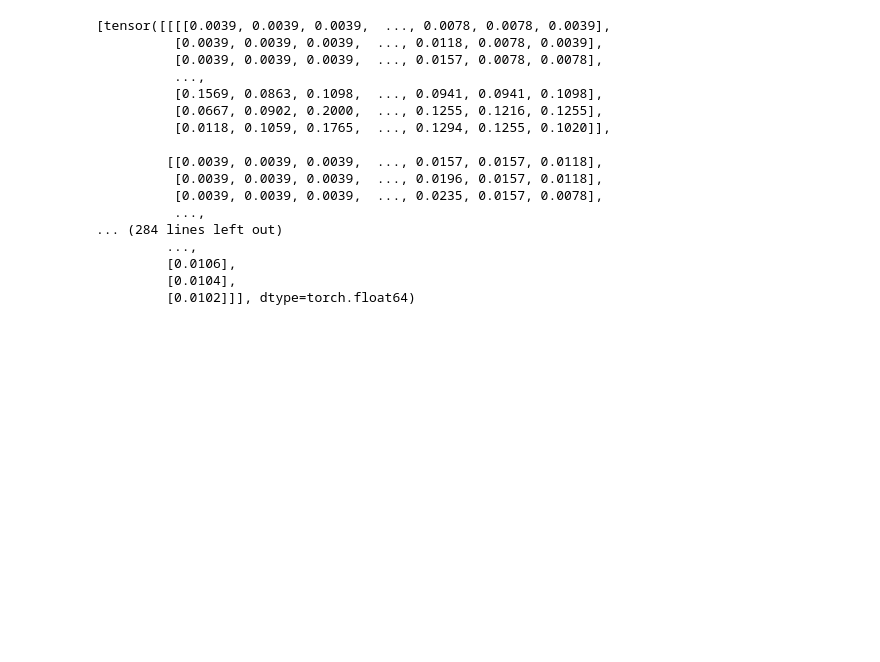
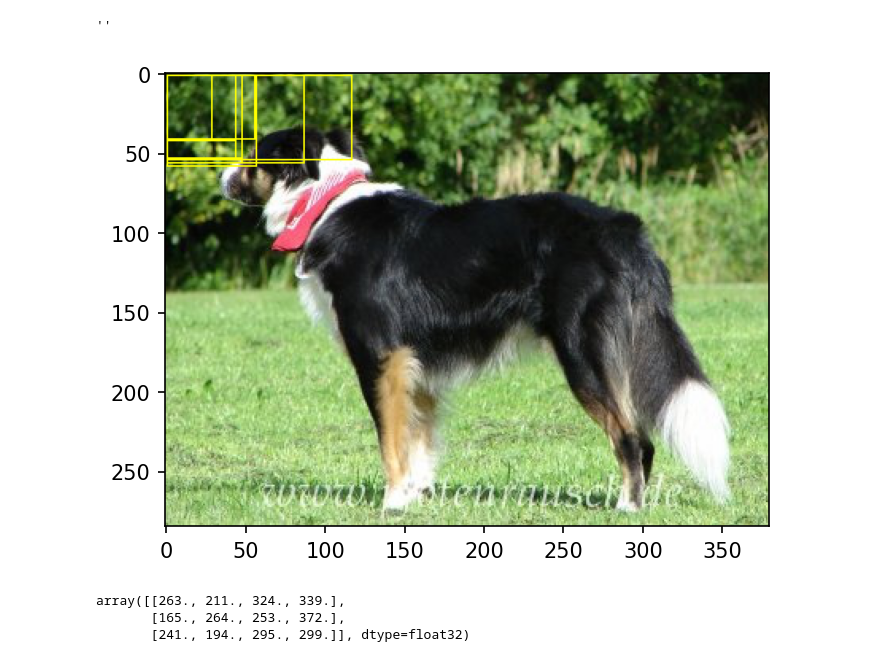
Before and after one commit to Muxv/WSDDN-pytorch, a Jupyter notebook: src/VOCdatasets.ipynb, the cells around one changed output. Cells and saved outputs as stored; diff of their text form; code cells hidden in the pictures; blank space fills up the shorter version.

```diff
--- a/src/VOCdatasets.ipynb
+++ b/src/VOCdatasets.ipynb
@@ -264,3 +263,7 @@ class VOCDectectionDataset(data.Dataset):
 
     def __len__(self):
         return len(self.datas)
+# %%
+vd = VOCDectectionDataset("~/data/", 2007, 'trainval', debug=True)
+# %%
+boxes = vd[0][2]
@@ -266,0 +278,2 @@ class VOCDectectionDataset(data.Dataset):
+# %%
+idx = remove_repetition(boxes)
@@ -267 +361,19 @@ class VOCDectectionDataset(data.Dataset):
+# %%
+"""
+train debug
+"""
+;
+# pic, gt_box, gt_target, region, _ = vd[idx]
+# draw_box(pic, region[:10])
+# %% [output]
+''
+# %%
+"""
+test debug
+"""
+
+pics, gts, regions, ori_region, _ = vd[idx]
+draw_box(pics[0], regions[0][:10])
+# %% [output]
+[figure, added]
 # %%
@@ -271,25 +381,6 @@ dl = data.DataLoader(vd, batch_size=1)
-# %%
-for img, gt, region, s in dl:
-    print(img)
-    print(gt)
-    print(region)
-    print(s)
-    break
-# %% [output]
-[tensor([[[[0.0039, 0.0039, 0.0039,  ..., 0.0078, 0.0078, 0.0039],
-          [0.0039, 0.0039, 0.0039,  ..., 0.0118, 0.0078, 0.0039],
-          [0.0039, 0.0039, 0.0039,  ..., 0.0157, 0.0078, 0.0078],
-          ...,
-          [0.1569, 0.0863, 0.1098,  ..., 0.0941, 0.0941, 0.1098],
-          [0.0667, 0.0902, 0.2000,  ..., 0.1255, 0.1216, 0.1255],
-          [0.0118, 0.1059, 0.1765,  ..., 0.1294, 0.1255, 0.1020]],
-
-         [[0.0039, 0.0039, 0.0039,  ..., 0.0157, 0.0157, 0.0118],
-          [0.0039, 0.0039, 0.0039,  ..., 0.0196, 0.0157, 0.0118],
-          [0.0039, 0.0039, 0.0039,  ..., 0.0235, 0.0157, 0.0078],
-          ...,
-... (284 lines left out)
-         ...,
-         [0.0106],
-         [0.0104],
-         [0.0102]]], dtype=torch.float64)
+# %%
+vd[0][1]
+# %% [output]
+array([[263., 211., 324., 339.],
+       [165., 264., 253., 372.],
+       [241., 194., 295., 299.]], dtype=float32)
```
Also changed, not shown: parts of 17 cells of this notebook, 7 other files.
